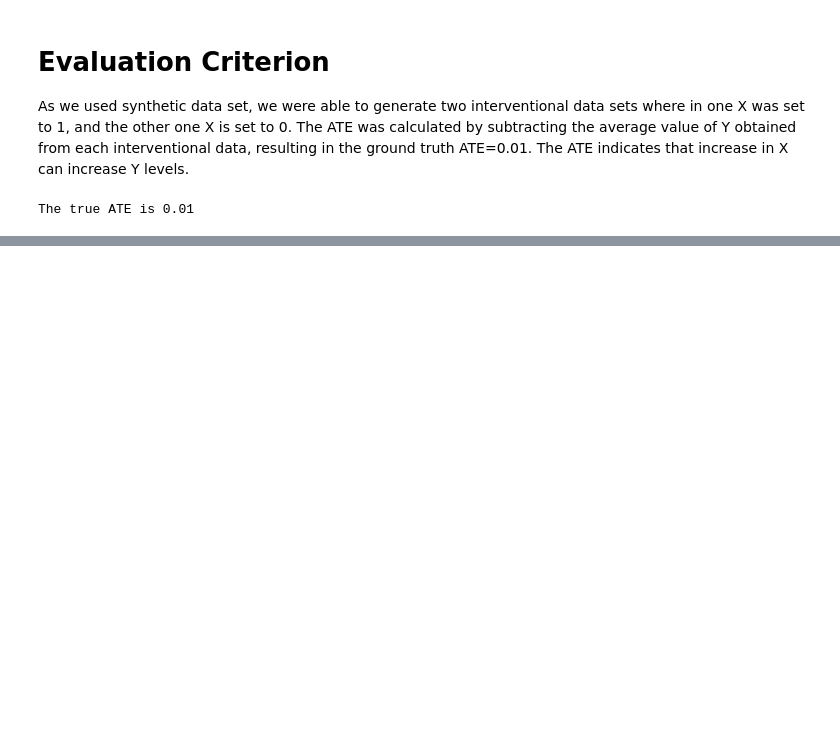
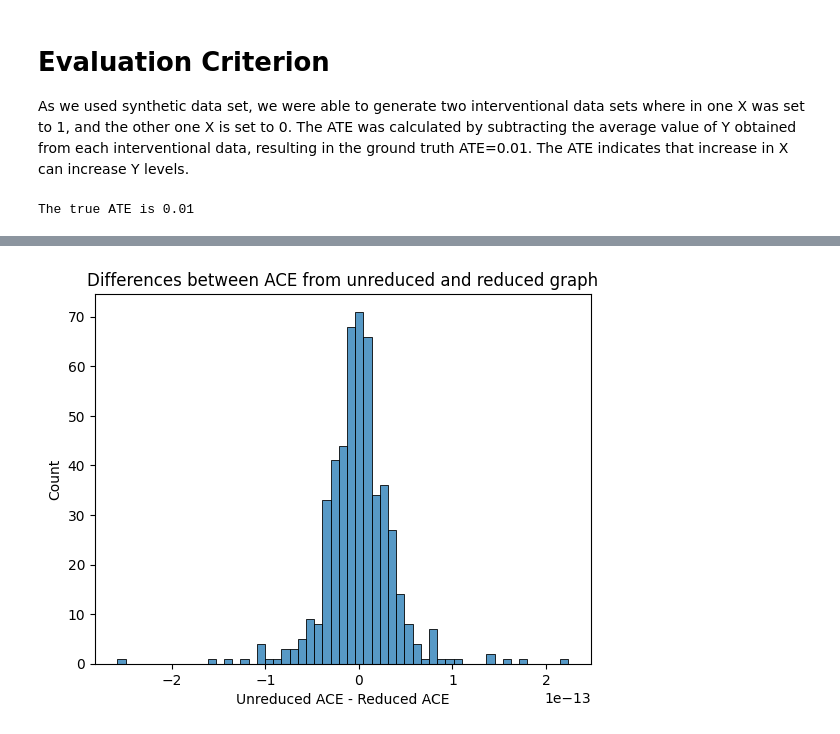
Before and after one commit to y0-causal-inference/eliater, a Jupyter notebook: notebooks/motivating_example.ipynb, the cells around one changed output, grey strips where cells are left out. Saved outputs shown, nothing was run; the diff lists cells and outputs as text; code cells hidden in the pictures; blank space fills up the shorter version.

```diff
--- a/notebooks/motivating_example.ipynb
+++ b/notebooks/motivating_example.ipynb
@@ -24,4 +27,3 @@ graph = single_mediator_with_multiple_confounders_nuisances_discrete_example.gra
 # %%
-data = single_mediator_with_multiple_confounders_nuisances_discrete_example.generate_data(
-    num_samples=500, seed=500
-)
+data = example.generate_data(num_samples=500, seed=SEED)
+data.head()
@@ -145,0 +126,20 @@ plt.show()
+# %%
+repeats = 500
+datasets = [
+    example.generate_data(num_samples=500, seed=seed)
+    for seed in trange(repeats, desc="Generating datasets", leave=False)
+]
+background_ates = [get_background_ace(seed=seed) for seed in trange(repeats, leave=False)]
+unreduced_aces = [
+    estimate_ace(graph=graph, treatments=X, outcomes=Y, data=data)
+    for data in tqdm(datasets, desc="No Workflow ATEs", leave=False)
+]
+reduced_aces = [
+    estimate_ace(
+        graph=remove_nuisance_variables(graph, treatments=X, outcomes=Y),
+        treatments=X,
+        outcomes=Y,
+        data=data,
+    )
+    for data in tqdm(datasets, desc="Workflow ATEs", leave=False)
+]
@@ -145,0 +150,10 @@ plt.show()
+# %%
+differences = [
+    unreduced_ace - reduced_ace for unreduced_ace, reduced_ace in zip(unreduced_aces, reduced_aces)
+]
+sns.histplot(differences)
+plt.title("Differences between ACE from unreduced and reduced graph")
+plt.xlabel("Unreduced ACE - Reduced ACE")
+plt.show()
+# %% [output]
+[figure, added]
```
Also changed, not shown: parts of 13 cells of this notebook, 1 other file.
